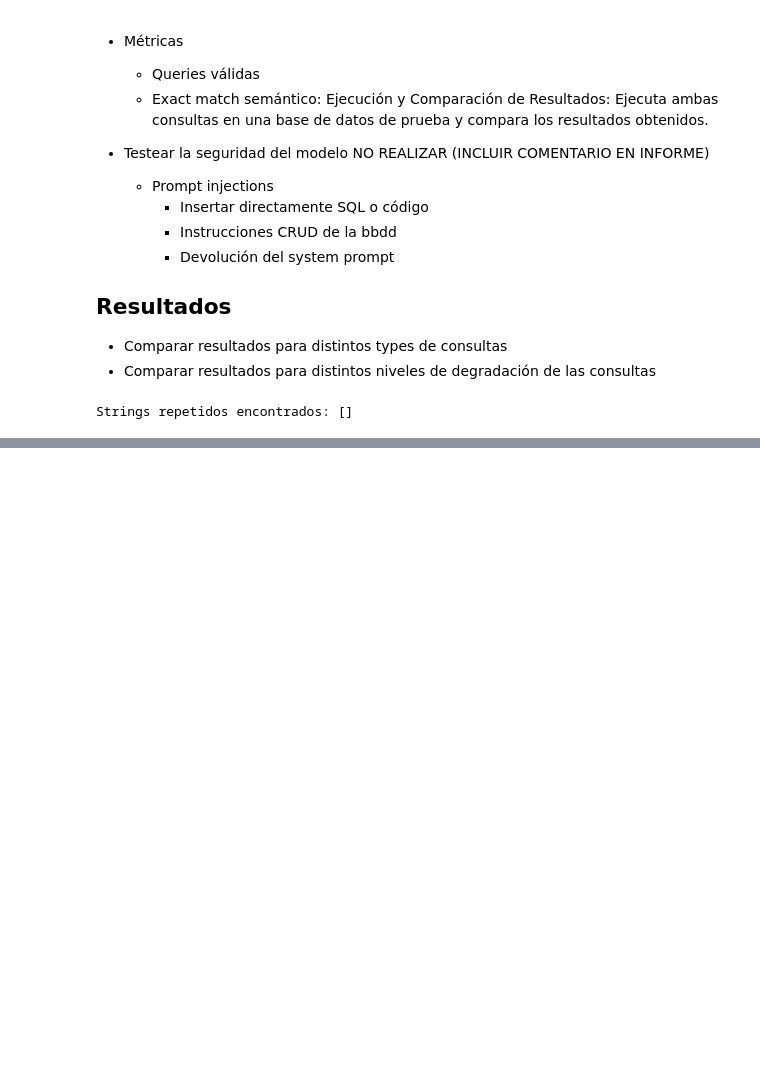
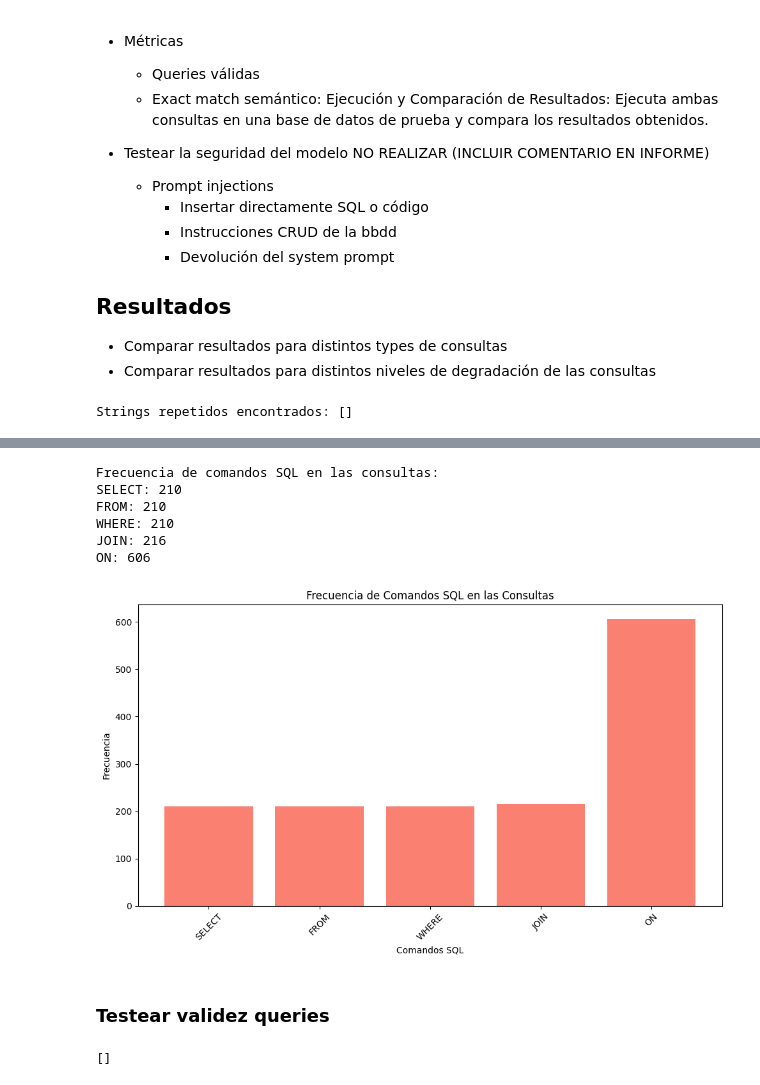
Before and after one commit to Rodrigo-gon-pul/place-rag-backend, a Jupyter notebook: create_place_dataset.ipynb, the cells around one changed output, grey strips where cells are left out. Saved outputs shown, nothing was run; the diff lists cells and outputs as text; code cells hidden in the pictures; blank space fills up the shorter version.

Commit message:
Crear, corregir y analizar dataset de testeo

```diff
--- a/create_place_dataset.ipynb
+++ b/create_place_dataset.ipynb
@@ -3048,3 +3153,48 @@ df_place_dataset
+# %%
+# Definir una lista de comandos SQL a analizar
+sql_commands = ['SELECT', 'FROM', 'WHERE', 'JOIN', 'ON', 'GROUP BY', 'ORDER BY', 'LIMIT', 'INSERT', 'UPDATE', 'DELETE']
+
+# Inicializar un contador
+sql_counter = Counter()
+
+# Función para contar comandos en una consulta SQL
+def count_sql_commands(sql_query):
+    # Convertir a mayúsculas para una comparación insensible a mayúsculas
+    sql_upper = sql_query.upper()
+    for comando in sql_commands:
+        # Contar las apariciones del comando
+        # Usamos espacios y otros delimitadores para evitar coincidencias parciales
+        count = sql_upper.count(comando)
+        if count > 0:
+            sql_counter[comando] += count
+
+# Aplicar la función a la columna 'Consulta'
+sampled_df['Consulta'].apply(count_sql_commands)
+
+print("\nFrecuencia de comandos SQL en las consultas:")
+for comando, count in sql_counter.items():
+    print(f"{comando}: {count}")
+# %% [output]
+Frecuencia de comandos SQL en las consultas:
+SELECT: 210
+FROM: 210
+WHERE: 210
+JOIN: 216
+ON: 606
+# %%
+# Gráfico de barras para los comandos SQL
+plt.figure(figsize=(10,6))
+plt.bar(sql_counter.keys(), sql_counter.values(), color='salmon')
+plt.xlabel('Comandos SQL')
+plt.ylabel('Frecuencia')
+plt.title('Frecuencia de Comandos SQL en las Consultas')
+plt.xticks(rotation=45)
+plt.tight_layout()
+plt.show()
+# %% [output]
+[figure, added]
+# %% [markdown]
+### Testear validez queries
 # %%
 from sqlalchemy.exc import SQLAlchemyError
 
@@ -3067,9 +3217,8 @@ def ejecutar_consultas(df, db):
             # Añadir el resultado a la lista
             resultados.append([idx, error_msg])
 
-    # Convertir los resultados en un DataFrame
-    df_resultados = pd.DataFrame(resultados)
-    return df_resultados
+    return resultados
 
-
-df_resultados = ejecutar_consultas(df_place_dataset, db)
+ejecutar_consultas(sampled_df, db)
+# %% [output]
+[]
```
Also changed, not shown: parts of 12 cells of this notebook, 6 other files.
